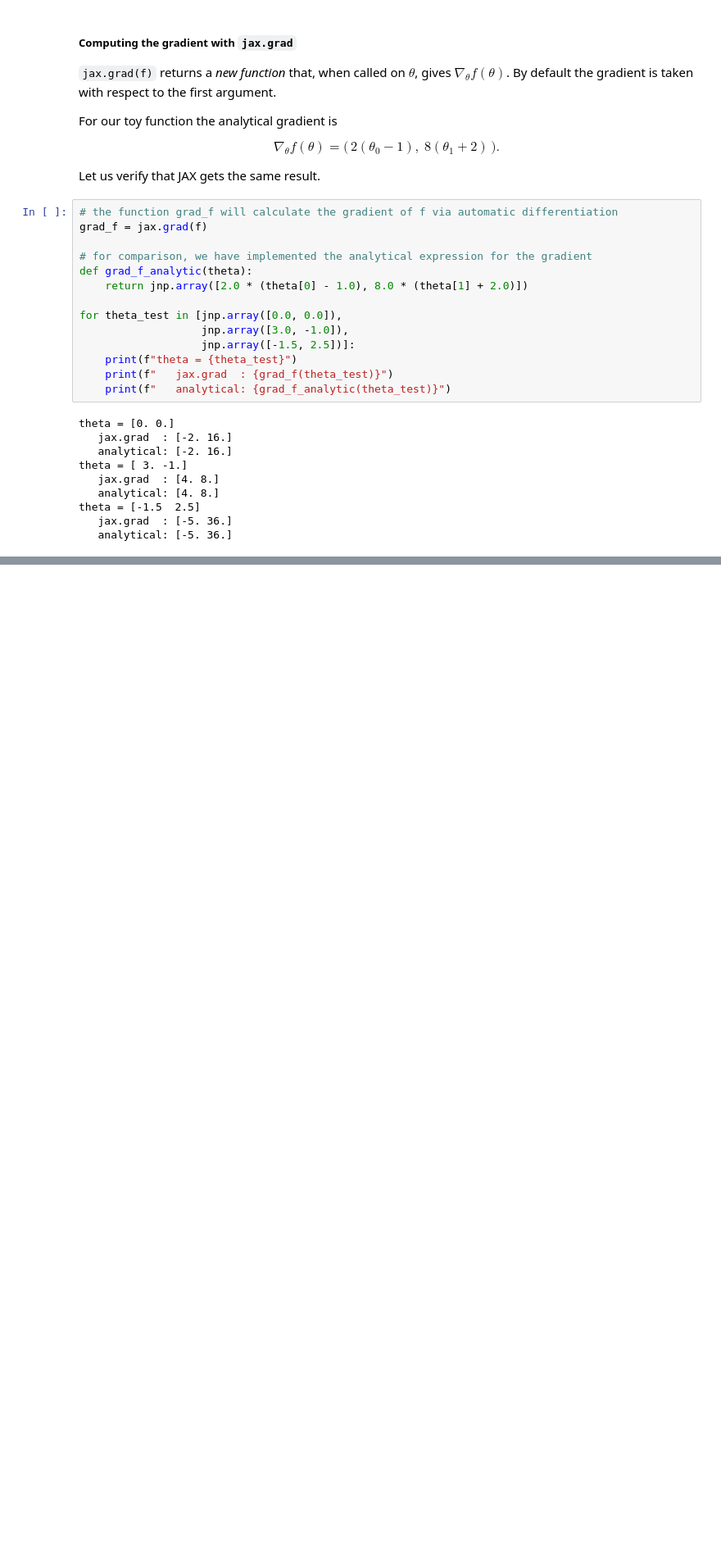
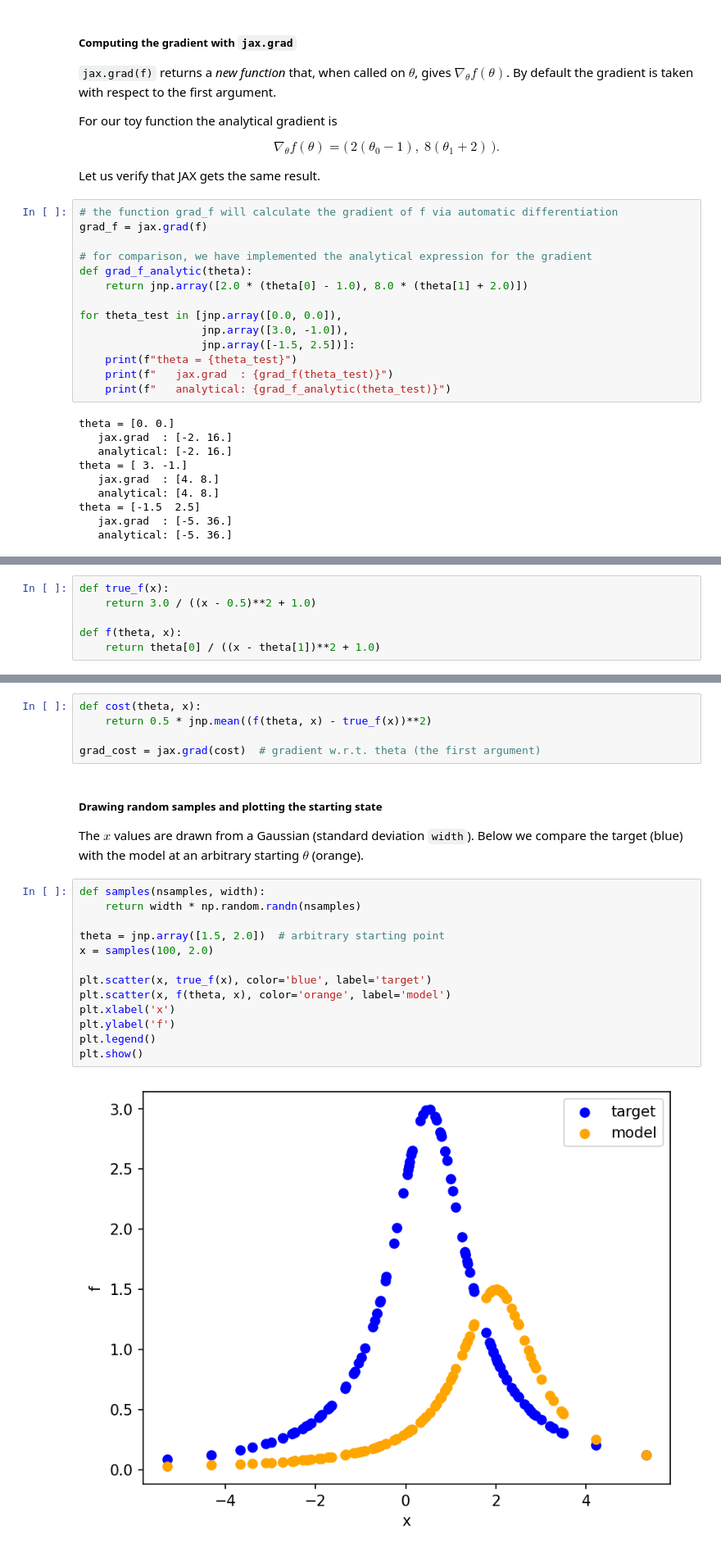
Before and after one commit to jlandgr/ML_tutorial, a Jupyter notebook: 02_tutorial_JAX.ipynb, the cells around one changed output, grey strips where cells are left out. Shown at 82% size. Drawn from its saved outputs; the diff is of its cells as text; blank space fills up the shorter version.

```diff
--- a/02_tutorial_JAX.ipynb
+++ b/02_tutorial_JAX.ipynb
@@ -188,0 +171,6 @@ plt.show()
+# %%
+def true_f(x):
+    return 3.0 / ((x - 0.5)**2 + 1.0)
+
+def f(theta, x):
+    return theta[0] / ((x - theta[1])**2 + 1.0)
@@ -188,0 +185,24 @@ plt.show()
+# %%
+def cost(theta, x):
+    return 0.5 * jnp.mean((f(theta, x) - true_f(x))**2)
+
+grad_cost = jax.grad(cost)  # gradient w.r.t. theta (the first argument)
+# %% [markdown]
+##### Drawing random samples and plotting the starting state
+
+The $x$ values are drawn from a Gaussian (standard deviation `width`). Below we compare the target (blue) with the model at an arbitrary starting $\theta$ (orange).
+# %%
+def samples(nsamples, width):
+    return width * np.random.randn(nsamples)
+
+theta = jnp.array([1.5, 2.0])  # arbitrary starting point
+x = samples(100, 2.0)
+
+plt.scatter(x, true_f(x), color='blue', label='target')
+plt.scatter(x, f(theta, x), color='orange', label='model')
+plt.xlabel('x')
+plt.ylabel('f')
+plt.legend()
+plt.show()
+# %% [output]
+[figure, added]
```
Also changed, not shown: parts of 25 cells of this notebook.
